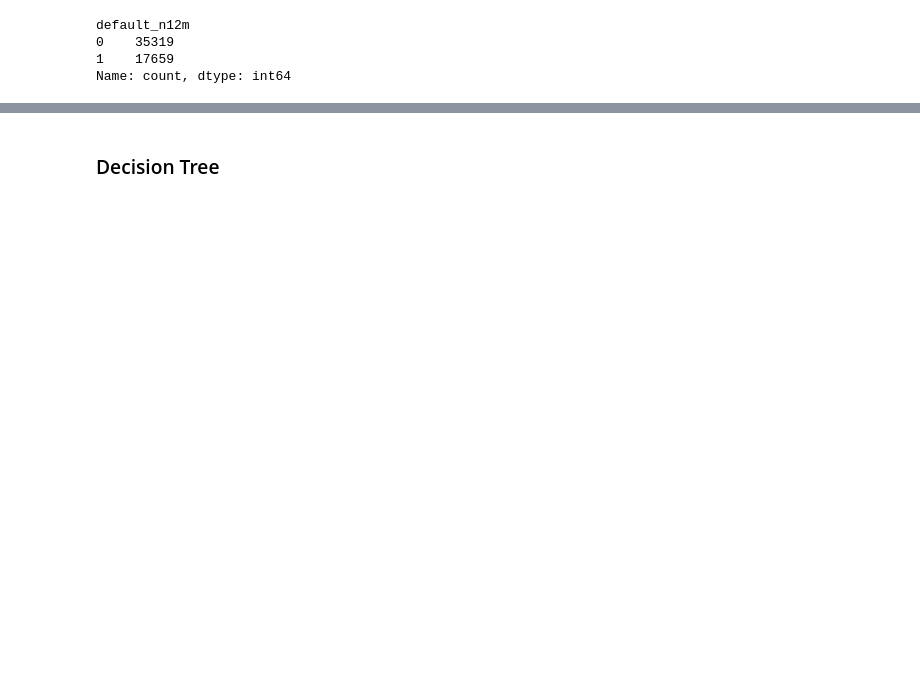
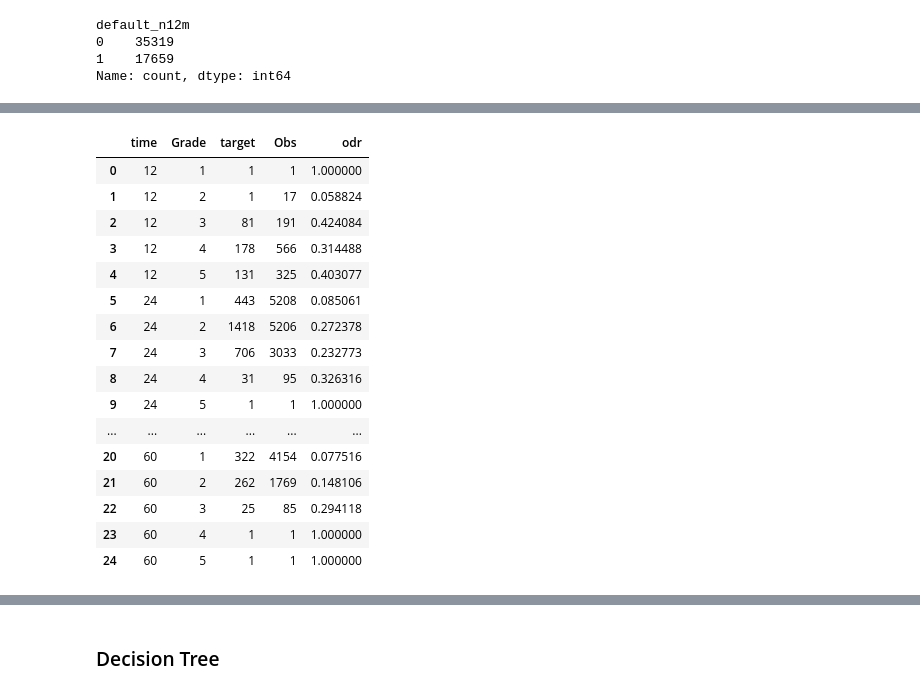
Before and after one commit to sbs23038/Capstone, a Jupyter notebook: SBS23038_Sem3.ipynb, the cells around one changed output, grey strips where cells are left out. Cells and saved outputs as stored; diff of their text form; code cells hidden in the pictures; blank space fills up the shorter version.

```diff
--- a/SBS23038_Sem3.ipynb
+++ b/SBS23038_Sem3.ipynb
@@ -1187,0 +1244,2 @@ Accuracy Score: 0.8229193506828137
+# %%
+X_score = X_score.sort_values(by=['id','time'])
@@ -1187,0 +1260,3 @@ Accuracy Score: 0.8229193506828137
+# %%
+bads = X_score.groupby(['time', 'Grade'])['target'].sum().reset_index()
+bads.loc[bads['target'] == 0, 'target'] +=1
@@ -1187,0 +1283,4 @@ Accuracy Score: 0.8229193506828137
+# %%
+obs = X_score.groupby(['time', 'Grade']).size().reset_index(name='Obs')
+obs.loc[obs['Obs'] == 0, 'Obs'] +=1
+obs
@@ -1187,0 +1305,3 @@ Accuracy Score: 0.8229193506828137
+# %%
+odr = pd.merge(bads,obs, on=['time', 'Grade'])
+odr
@@ -1187,0 +1326,21 @@ Accuracy Score: 0.8229193506828137
+# %%
+odr['odr'] = odr.target/odr.Obs
+odr
+# %% [output]
+|  | time | Grade | target | Obs | odr |
+| 0 | 12 | 1 | 1 | 1 | 1.000000 |
+| 1 | 12 | 2 | 1 | 17 | 0.058824 |
+| 2 | 12 | 3 | 81 | 191 | 0.424084 |
+| 3 | 12 | 4 | 178 | 566 | 0.314488 |
+| 4 | 12 | 5 | 131 | 325 | 0.403077 |
+| 5 | 24 | 1 | 443 | 5208 | 0.085061 |
+| 6 | 24 | 2 | 1418 | 5206 | 0.272378 |
+| 7 | 24 | 3 | 706 | 3033 | 0.232773 |
+| 8 | 24 | 4 | 31 | 95 | 0.326316 |
+| 9 | 24 | 5 | 1 | 1 | 1.000000 |
+| ... | ... | ... | ... | ... | ... |
+| 20 | 60 | 1 | 322 | 4154 | 0.077516 |
+| 21 | 60 | 2 | 262 | 1769 | 0.148106 |
+| 22 | 60 | 3 | 25 | 85 | 0.294118 |
+| 23 | 60 | 4 | 1 | 1 | 1.000000 |
+| 24 | 60 | 5 | 1 | 1 | 1.000000 |
```
Also changed, not shown: parts of 161 cells of this notebook.
